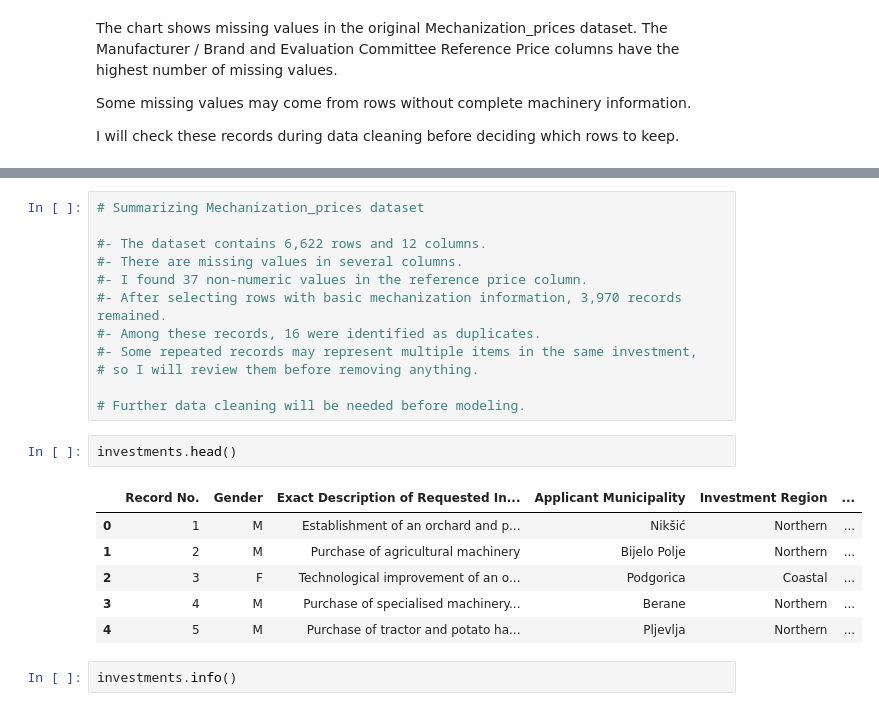
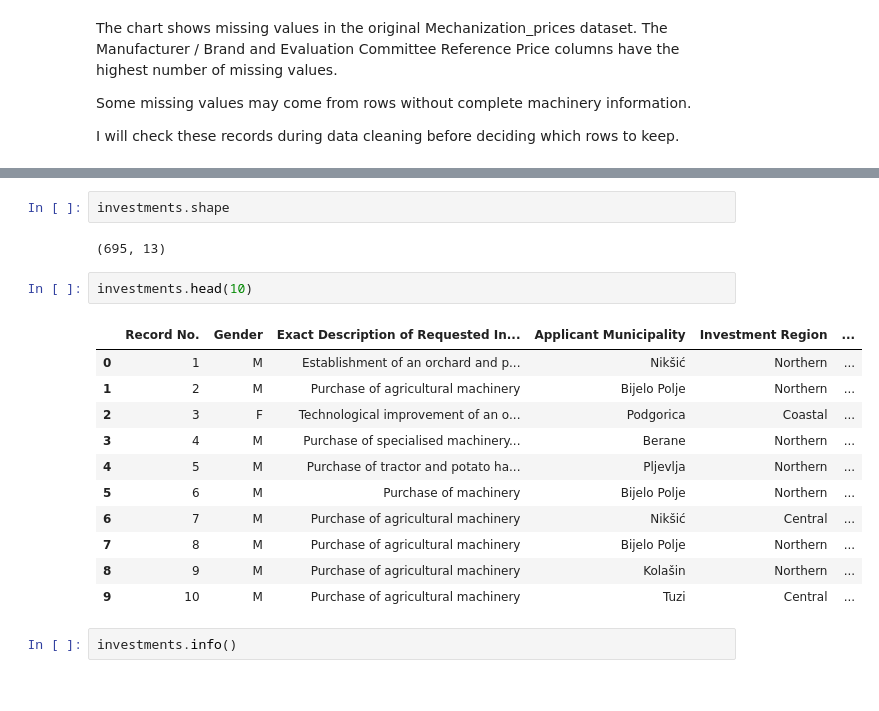
Before and after one commit to milatovicdanka90-maker/dsb_capstone, a Jupyter notebook: 01_EDA.ipynb, the cells around one changed output, grey strips where cells are left out. Drawn from its saved outputs; the diff is of its cells as text.

```diff
--- a/01_EDA.ipynb
+++ b/01_EDA.ipynb
@@ -154,24 +138,21 @@ display(duplicate_rows.sort_values("No."))
-# %%
-# Summarizing Mechanization_prices dataset
-
-#- The dataset contains 6,622 rows and 12 columns.
-#- There are missing values in several columns.
-#- I found 37 non-numeric values in the reference price column.
-#- After selecting rows with basic mechanization information, 3,970 records remained.
-#- Among these records, 16 were identified as duplicates.
-#- Some repeated records may represent multiple items in the same investment,
-# so I will review them before removing anything.
-
-# Further data cleaning will be needed before modeling.
+# %%
+investments.shape
+# %% [output]
+(695, 13)
 # %%
-investments.head()
+investments.head(10)
 # %% [output]
 |  | Record No. | Gender | Exact Description of Requested In... | Applicant Municipality | Investment Region | ... |
 | 0 | 1 | M | Establishment of an orchard and p... | Nikšić | Northern | ... |
 | 1 | 2 | M | Purchase of agricultural machinery | Bijelo Polje | Northern | ... |
 | 2 | 3 | F | Technological improvement of an o... | Podgorica | Coastal | ... |
 | 3 | 4 | M | Purchase of specialised machinery... | Berane | Northern | ... |
 | 4 | 5 | M | Purchase of tractor and potato ha... | Pljevlja | Northern | ... |
+| 5 | 6 | M | Purchase of machinery | Bijelo Polje | Northern | ... |
+| 6 | 7 | M | Purchase of agricultural machinery | Nikšić | Central | ... |
+| 7 | 8 | M | Purchase of agricultural machinery | Bijelo Polje | Northern | ... |
+| 8 | 9 | M | Purchase of agricultural machinery | Kolašin | Northern | ... |
+| 9 | 10 | M | Purchase of agricultural machinery | Tuzi | Central | ... |
 # %%
 investments.info()
 # %% [output]
```
Also changed, not shown: parts of 64 cells of this notebook.
